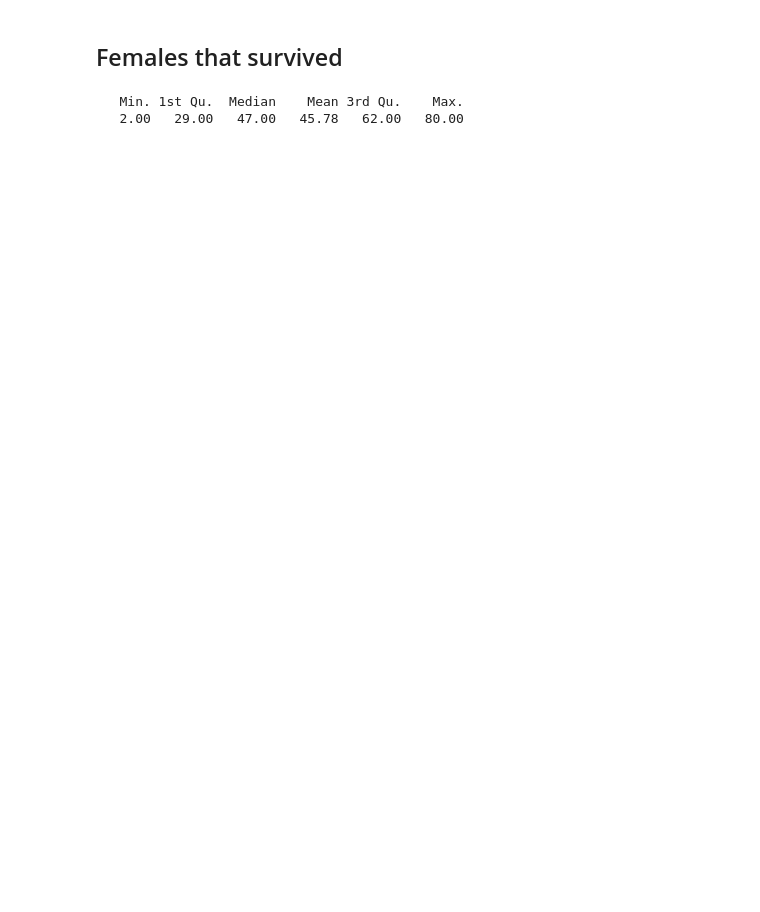
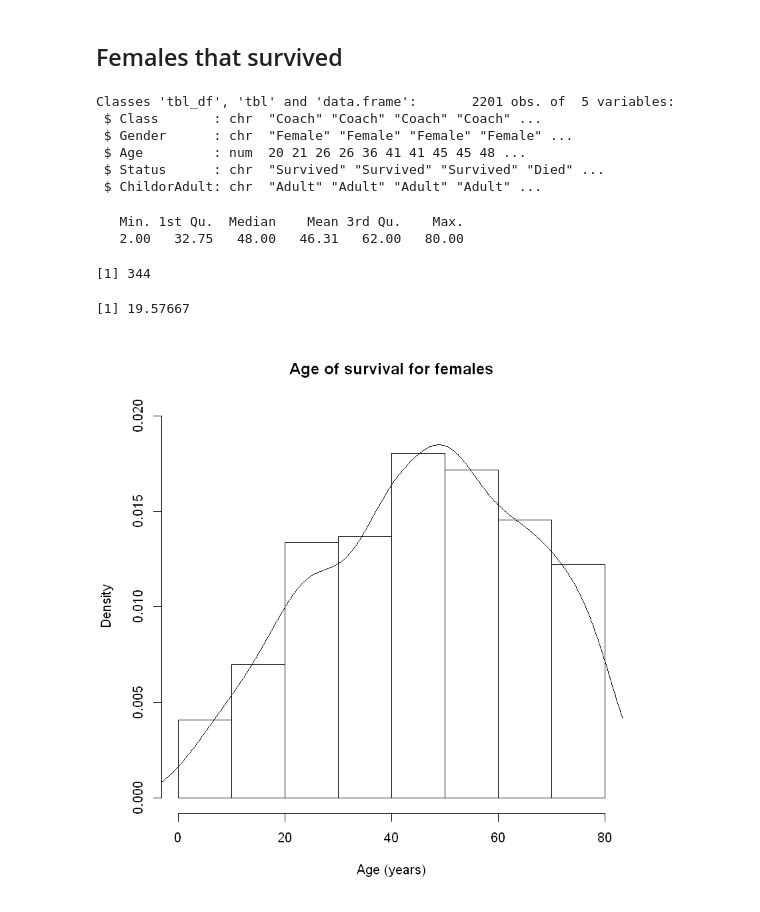
Before and after one commit to ngocdha/hw_Statistical_Learning, a Jupyter notebook: Labs/Lab_5/Untitled.ipynb, the cells around one changed output. Drawn from its saved outputs; the diff is of its cells as text; code cells hidden in the pictures; blank space fills up the shorter version.

```diff
--- a/Labs/Lab_5/Untitled.ipynb
+++ b/Labs/Lab_5/Untitled.ipynb
@@ -5,10 +5,30 @@ library(boot)
 ## Females that survived
 # %%
 titanic <- read_excel('Titanic-Survival-Data.xlsx')
+# %%
+str(titanic)
+# %% [output]
+Classes 'tbl_df', 'tbl' and 'data.frame':       2201 obs. of  5 variables:
+ $ Class       : chr  "Coach" "Coach" "Coach" "Coach" ...
+ $ Gender      : chr  "Female" "Female" "Female" "Female" ...
+ $ Age         : num  20 21 26 26 36 41 41 45 45 48 ...
+ $ Status      : chr  "Survived" "Survived" "Survived" "Died" ...
+ $ ChildorAdult: chr  "Adult" "Adult" "Adult" "Adult" ...
 # %%
-femaleSurvivors <- subset(titanic, Gender == "Female")
+femaleSurvivors <- subset(titanic, Gender == "Female" & Status == "Survived")
 # %%
 summary(femaleSurvivors$Age)
 # %% [output]
    Min. 1st Qu.  Median    Mean 3rd Qu.    Max.
-   2.00   29.00   47.00   45.78   62.00   80.00
+   2.00   32.75   48.00   46.31   62.00   80.00
+# %%
+length(femaleSurvivors$Age)
+sd(femaleSurvivors$Age)
+# %% [output]
+[1] 344
+[1] 19.57667
+# %%
+hist(femaleSurvivors$Age, freq=F, ylim = c(0,0.02), main = "Age of survival for females", xlab = "Age (years)")
+lines(density(femaleSurvivors$Age))
+# %% [output]
+[figure, added]
```
Also changed, not shown: parts of 12 cells of this notebook, 6 other files.
